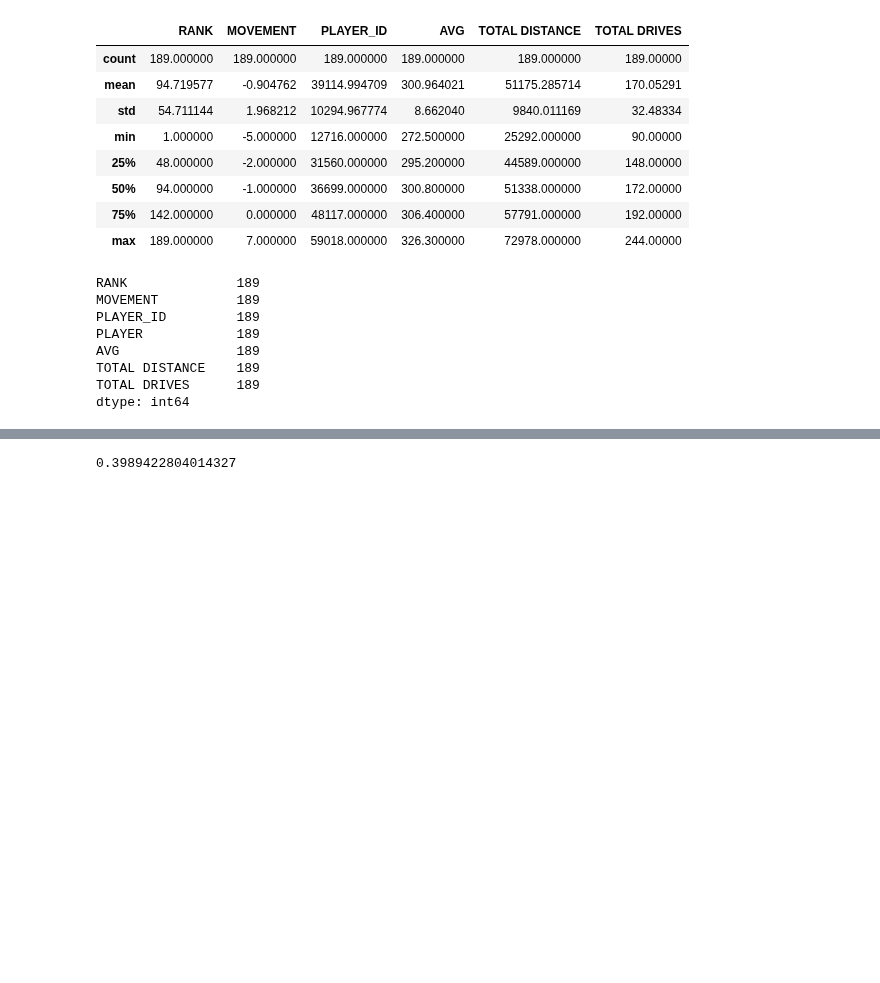
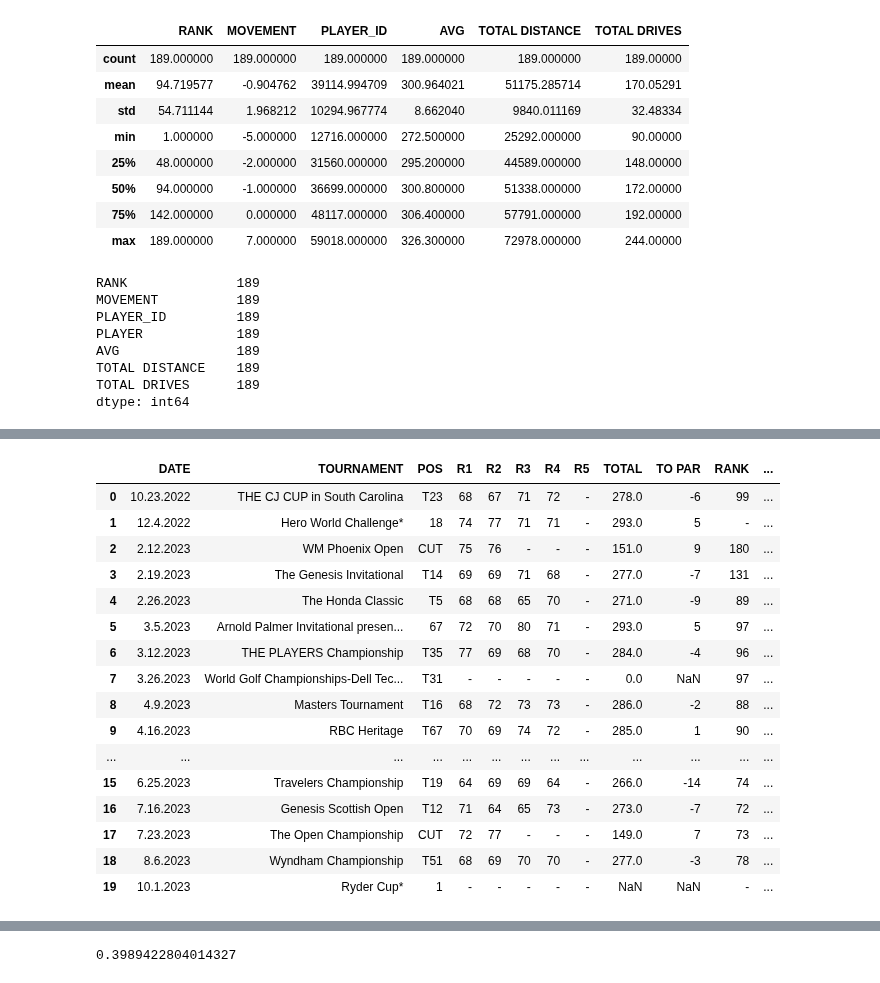
Before and after one commit to mickalleny2k/PfDA_Assignment, a Jupyter notebook: PfDA_Assignment.ipynb, the cells around one changed output, grey strips where cells are left out. Cells and saved outputs as stored; diff of their text form; code cells hidden in the pictures; blank space fills up the shorter version.

```diff
--- a/PfDA_Assignment.ipynb
+++ b/PfDA_Assignment.ipynb
@@ -274,0 +292,21 @@ plt.show()
+# %%
+dataframe2 = pd.read_excel('Shane Lowry_2022-2-23_Results_time-series.xlsx')
+dataframe2
+# %% [output]
+|  | DATE | TOURNAMENT | POS | R1 | R2 | R3 | R4 | R5 | TOTAL | TO PAR | RANK | ... |
+| 0 | 10.23.2022 | THE CJ CUP in South Carolina | T23 | 68 | 67 | 71 | 72 | - | 278.0 | -6 | 99 | ... |
+| 1 | 12.4.2022 | Hero World Challenge* | 18 | 74 | 77 | 71 | 71 | - | 293.0 | 5 | - | ... |
+| 2 | 2.12.2023 | WM Phoenix Open | CUT | 75 | 76 | - | - | - | 151.0 | 9 | 180 | ... |
+| 3 | 2.19.2023 | The Genesis Invitational | T14 | 69 | 69 | 71 | 68 | - | 277.0 | -7 | 131 | ... |
+| 4 | 2.26.2023 | The Honda Classic | T5 | 68 | 68 | 65 | 70 | - | 271.0 | -9 | 89 | ... |
+| 5 | 3.5.2023 | Arnold Palmer Invitational presen... | 67 | 72 | 70 | 80 | 71 | - | 293.0 | 5 | 97 | ... |
+| 6 | 3.12.2023 | THE PLAYERS Championship | T35 | 77 | 69 | 68 | 70 | - | 284.0 | -4 | 96 | ... |
+| 7 | 3.26.2023 | World Golf Championships-Dell Tec... | T31 | - | - | - | - | - | 0.0 | NaN | 97 | ... |
+| 8 | 4.9.2023 | Masters Tournament | T16 | 68 | 72 | 73 | 73 | - | 286.0 | -2 | 88 | ... |
+| 9 | 4.16.2023 | RBC Heritage | T67 | 70 | 69 | 74 | 72 | - | 285.0 | 1 | 90 | ... |
+| ... | ... | ... | ... | ... | ... | ... | ... | ... | ... | ... | ... | ... |
+| 15 | 6.25.2023 | Travelers Championship | T19 | 64 | 69 | 69 | 64 | - | 266.0 | -14 | 74 | ... |
+| 16 | 7.16.2023 | Genesis Scottish Open | T12 | 71 | 64 | 65 | 73 | - | 273.0 | -7 | 72 | ... |
+| 17 | 7.23.2023 | The Open Championship | CUT | 72 | 77 | - | - | - | 149.0 | 7 | 73 | ... |
+| 18 | 8.6.2023 | Wyndham Championship | T51 | 68 | 69 | 70 | 70 | - | 277.0 | -3 | 78 | ... |
+| 19 | 10.1.2023 | Ryder Cup* | 1 | - | - | - | - | - | NaN | NaN | - | ... |
```
Also changed, not shown: parts of 35 cells of this notebook, 3 other files.
